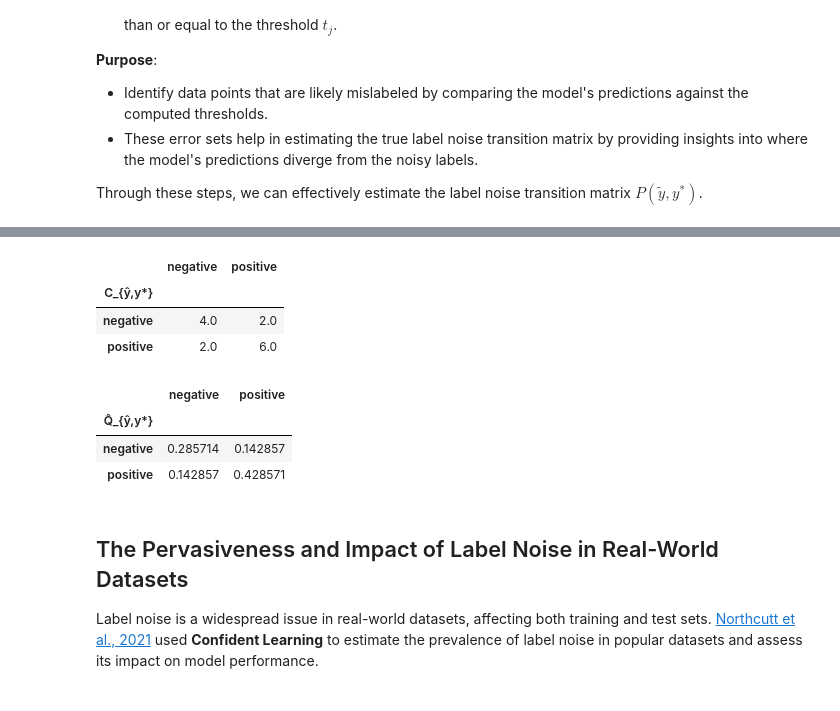
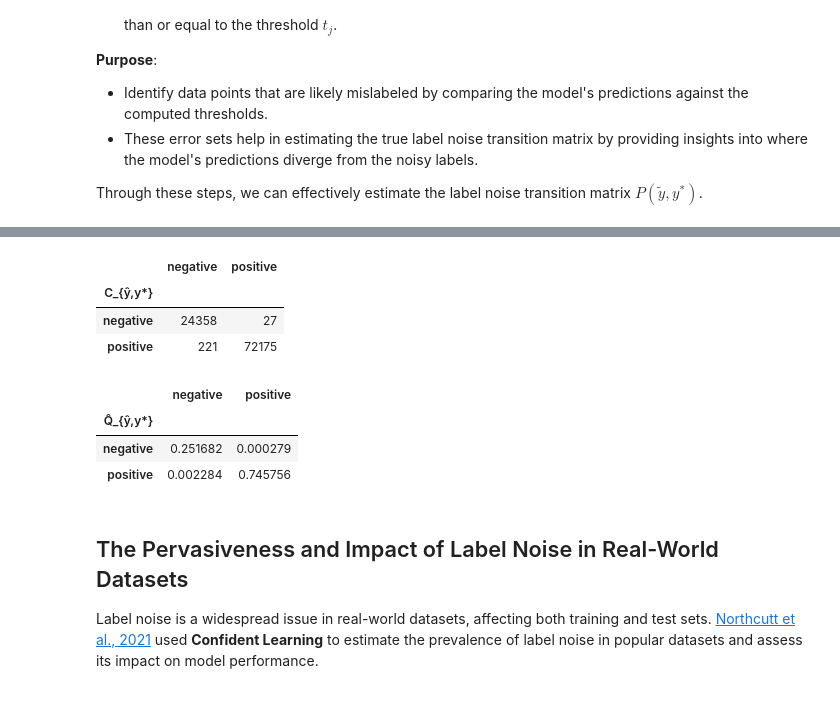
Before and after one commit to eliasjacob/datacentric_ai_course, a Jupyter notebook: Notebook_05.ipynb, the cells around one changed output, grey strips where cells are left out. Cells and saved outputs as stored; diff of their text form; code cells hidden in the pictures.

```diff
--- a/Notebook_05.ipynb
+++ b/Notebook_05.ipynb
@@ -1183,0 +1210,35 @@ negative_below_threshold_indices[:5], positive_below_threshold_indices[:5], abov
+# %%
+import numpy as np
+import cleanlab
+
+# Define mappings between integer labels and their string representations
+int_to_str = {0: 'Negative', 1: 'Positive'}
+str_to_int = {v: k for k, v in int_to_str.items()}  # Reverse mapping from string to integer
+
+num_classes = len(int_to_str)
+
+# Calculate the threshold for each class based on the mean predicted probabilities
+# This threshold will be used to determine the predicted class
+thresholds = np.array([np.mean(y_train_preds[:, k][y_train == k]) for k in range(num_classes)])  # P(label^=k|label=k)
+
+# Initialize a counts matrix to keep track of true vs predicted class counts
+confident_joint_matrix = np.zeros((num_classes, num_classes))
+
+# Iterate over each example to populate the confident joint matrix
+for i, prob_row in enumerate(y_train_preds):
+    true_label = y_train[i]
+
+    # Determine which classes the example is confidently labeled as
+    confident_bins = prob_row >= thresholds - 1e-6
+    num_confident_bins = sum(confident_bins)
+
+    # If exactly one confident class, increment the count for that class
+    if num_confident_bins == 1:
+        confident_joint_matrix[true_label][np.argmax(confident_bins)] += 1
+
+    # If more than one confident class, increment the count for the class with the highest probability
+    elif num_confident_bins > 1:
+        confident_joint_matrix[true_label][np.argmax(prob_row)] += 1
+
+
+confident_joint_matrix
@@ -1183,0 +1254,8 @@ negative_below_threshold_indices[:5], positive_below_threshold_indices[:5], abov
+# %%
+# Normalize the confident joint matrix using Cleanlab's calibration function
+# This function forces the confident joint to have the true noisy prior p(labels) (summed over columns for each row), making it a valid counts estimate of the actual joint of noisy and true labels
+
+confident_joint_matrix = cleanlab.count.calibrate_confident_joint(confident_joint_matrix, y_train)
+
+# Display the normalized confident joint matrix
+confident_joint_matrix
@@ -1256,34 +1359,34 @@ Text: "engano - me sinto enganada qualidade nota 0 fiquei muito triste quando ab
 # %%
 import numpy as np
 import pandas as pd
 
 def counts_matrix_to_dataframe(confusion_matrix, labels, name='C_{ŷ,y*}'):
     # Convert the confusion matrix (a numpy array) into a pandas DataFrame
     df = pd.DataFrame(confusion_matrix, index=labels, columns=labels)
     # Set the name of the index to the provided name (default is 'C_{ŷ,y*}')
     df.index.name = name
     return df
 
 # Define the labels for the confusion matrix, corresponding to the classes
 labels = ["negative", "positive"]
 
 # Convert the counts matrix (confusion matrix) to a pandas DataFrame for better readability
-df_counts_matrix = counts_matrix_to_dataframe(counts_matrix, labels)
+df_counts_matrix = counts_matrix_to_dataframe(confident_joint_matrix, labels)
 
 # Display the DataFrame to visualize the confusion matrix
 df_counts_matrix
 # %% [output]
 |  | negative | positive |
 | C_{ŷ,y*} |  |  |
-| negative | 4.0 | 2.0 |
-| positive | 2.0 | 6.0 |
+| negative | 24358 | 27 |
+| positive | 221 | 72175 |
 # %%
-counts_matrix_to_dataframe(counts_matrix / counts_matrix.sum(), labels, name='Q̂_{ŷ,y*}')
+counts_matrix_to_dataframe(confident_joint_matrix / confident_joint_matrix.sum(), labels, name='Q̂_{ŷ,y*}')
 # %% [output]
 |  | negative | positive |
 | Q̂_{ŷ,y*} |  |  |
-| negative | 0.285714 | 0.142857 |
-| positive | 0.142857 | 0.428571 |
+| negative | 0.251682 | 0.000279 |
+| positive | 0.002284 | 0.745756 |
 # %% [markdown]
 ## The Pervasiveness and Impact of Label Noise in Real-World Datasets
 
```
Also changed, not shown: parts of 24 cells of this notebook.
